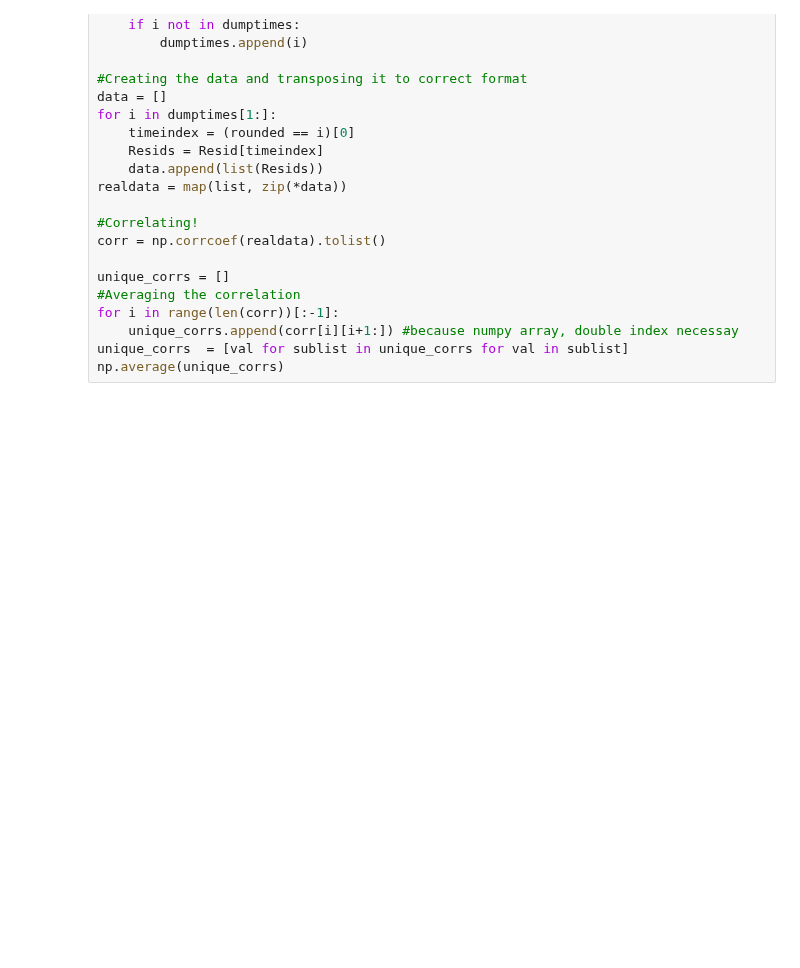
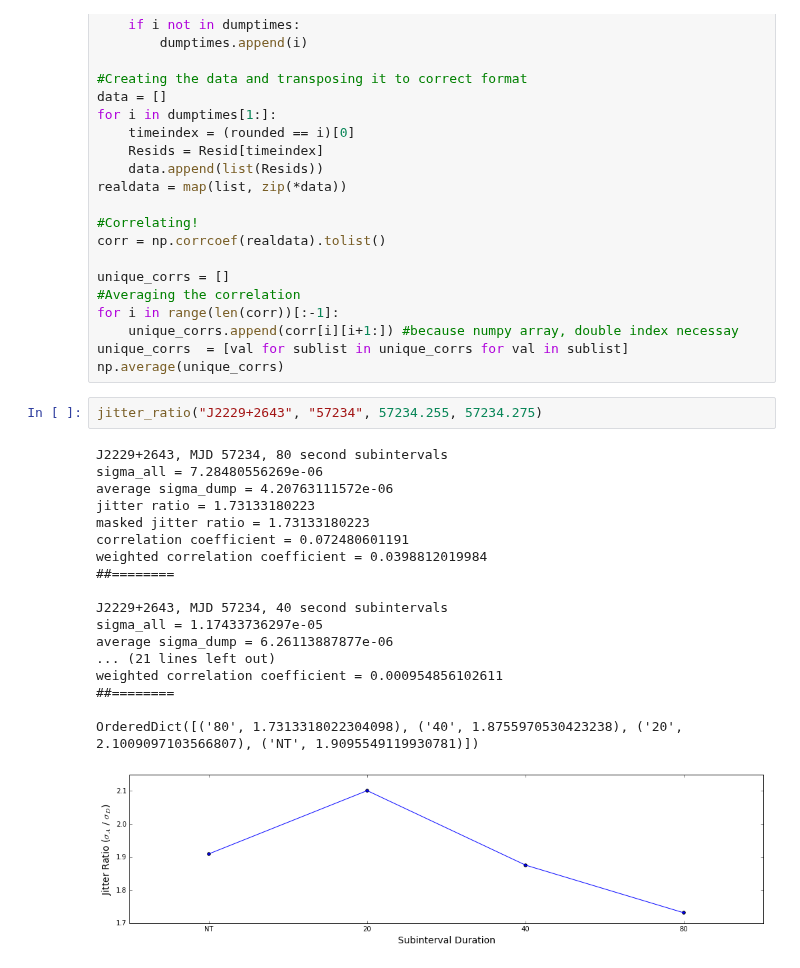
Before and after one commit to elliesch/pulsar_codes, a Jupyter notebook: WeightedStdDev.ipynb, the cells around one changed output. Cells and saved outputs as stored; diff of their text form; blank space fills up the shorter version.

Commit message:
Added plot of jitter ratio over interval

```diff
--- a/WeightedStdDev.ipynb
+++ b/WeightedStdDev.ipynb
@@ -513,3 +535,24 @@ for i in range(len(corr))[:-1]:
     unique_corrs.append(corr[i][i+1:]) #because numpy array, double index necessay
 unique_corrs  = [val for sublist in unique_corrs for val in sublist]
 np.average(unique_corrs)
+# %%
+jitter_ratio("J2229+2643", "57234", 57234.255, 57234.275)
+# %% [output]
+J2229+2643, MJD 57234, 80 second subintervals
+sigma_all = 7.28480556269e-06
+average sigma_dump = 4.20763111572e-06
+jitter ratio = 1.73133180223
+masked jitter ratio = 1.73133180223
+correlation coefficient = 0.072480601191
+weighted correlation coefficient = 0.0398812019984
+##========
+
+J2229+2643, MJD 57234, 40 second subintervals
+sigma_all = 1.17433736297e-05
+average sigma_dump = 6.26113887877e-06
+... (21 lines left out)
+weighted correlation coefficient = 0.000954856102611
+##========
+
+OrderedDict([('80', 1.7313318022304098), ('40', 1.8755970530423238), ('20', 2.1009097103566807), ('NT', 1.9095549119930781)])
+[figure, added]
```
Also changed, not shown: parts of 3 cells of this notebook.
